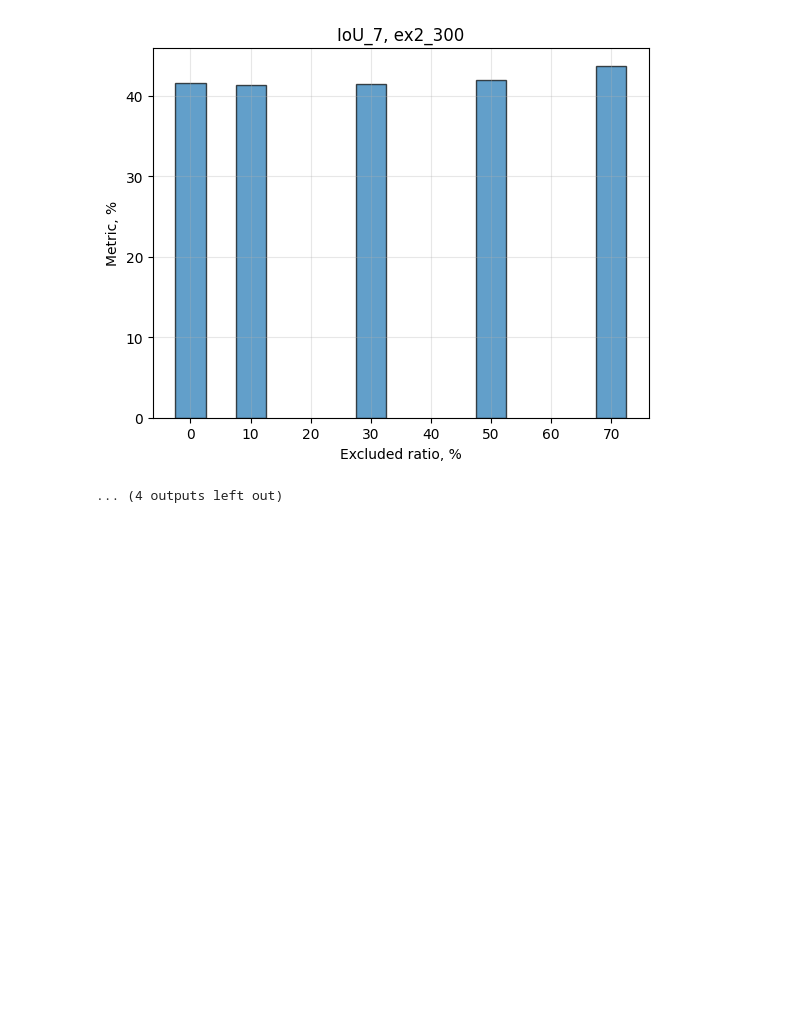
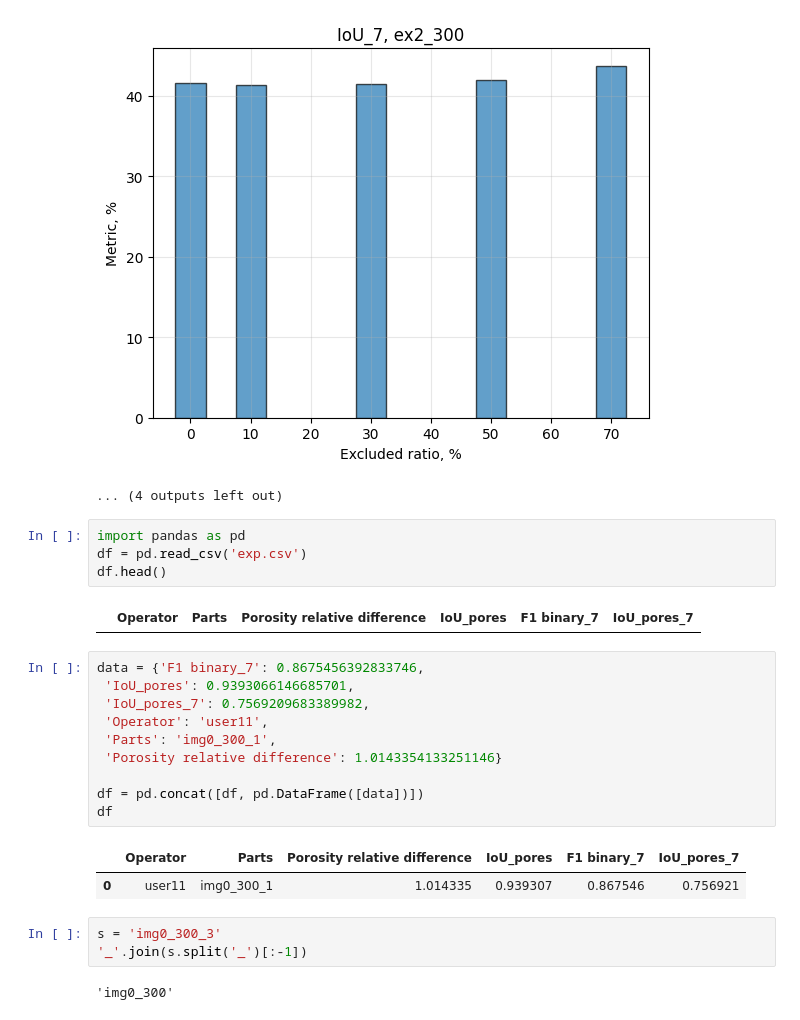
Before and after one commit to maxxxims/segmentation, a Jupyter notebook: backend/research/MSA.ipynb, the cells around one changed output. Cells and saved outputs as stored; diff of their text form; blank space fills up the shorter version.

```diff
--- a/backend/research/MSA.ipynb
+++ b/backend/research/MSA.ipynb
@@ -748,3 +748,27 @@ for img_name in ['ex0_300', 'ex1_300', 'ex2_300', 'ex3_300']:
 [figure]
 [figure]
 ... (4 outputs left out)
+# %%
+import pandas as pd
+df = pd.read_csv('exp.csv')
+df.head()
+# %% [output]
+|  | Operator | Parts | Porosity relative difference | IoU_pores | F1 binary_7 | IoU_pores_7 |
+# %%
+data = {'F1 binary_7': 0.8675456392833746,
+ 'IoU_pores': 0.9393066146685701,
+ 'IoU_pores_7': 0.7569209683389982,
+ 'Operator': 'user11',
+ 'Parts': 'img0_300_1',
+ 'Porosity relative difference': 1.0143354133251146}
+
+df = pd.concat([df, pd.DataFrame([data])])
+df
+# %% [output]
+|  | Operator | Parts | Porosity relative difference | IoU_pores | F1 binary_7 | IoU_pores_7 |
+| 0 | user11 | img0_300_1 | 1.014335 | 0.939307 | 0.867546 | 0.756921 |
+# %%
+s = 'img0_300_3'
+'_'.join(s.split('_')[:-1])
+# %% [output]
+'img0_300'
```
Also changed, not shown: 2 other files.
